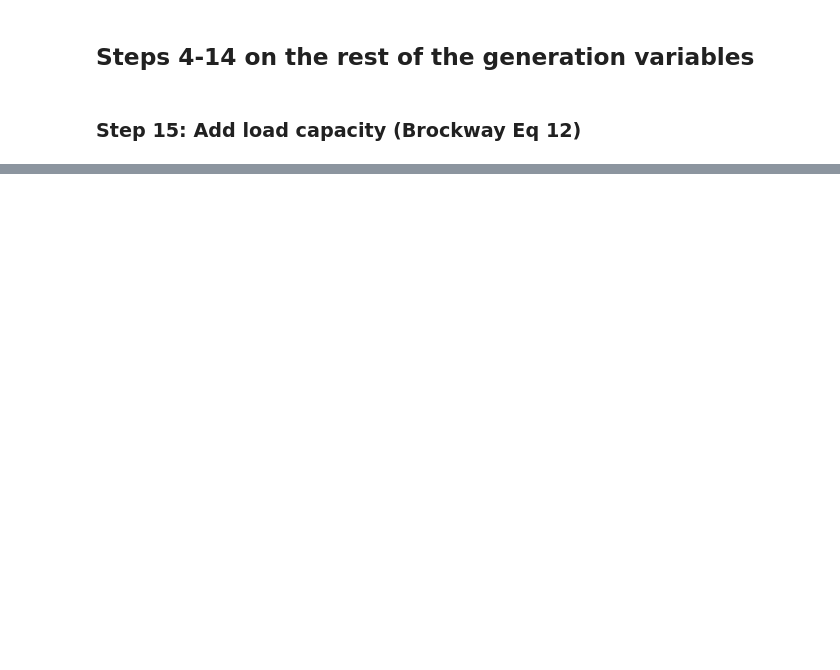
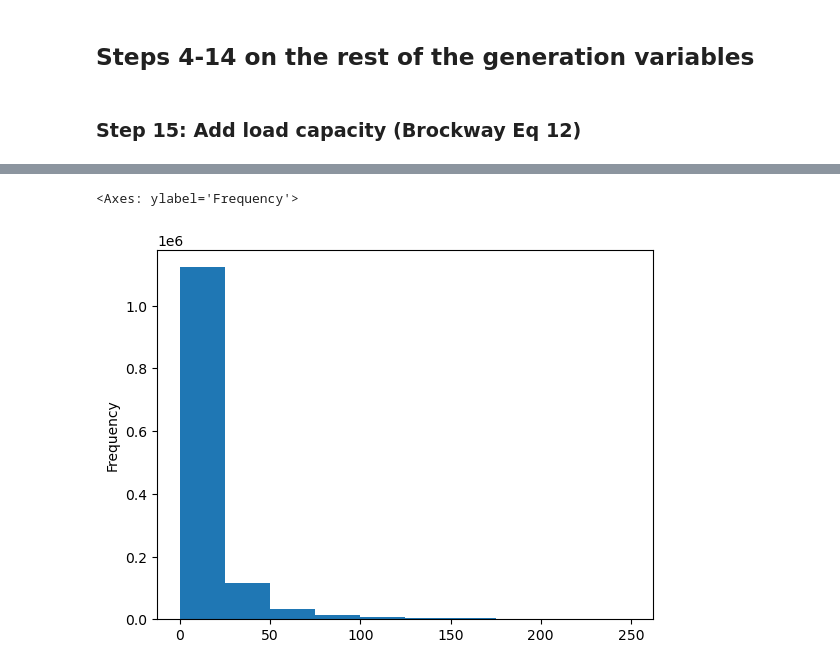
Before and after one commit to sofiiir/hosting-capacity-calculation, a Jupyter notebook: final/pge.ipynb, the cells around one changed output, grey strips where cells are left out. Cells and saved outputs as stored; diff of their text form; code cells hidden in the pictures; blank space fills up the shorter version.

```diff
--- a/final/pge.ipynb
+++ b/final/pge.ipynb
@@ -181,7 +205,7 @@ clipped['percent_length'] = clipped['length_m'] / clipped.groupby('circuit_id')[
 #### Step 6:  Calculate the number of homes connected to each segment
 # %%
 # aggregate number of homes that connect to each segment
-buildings_linked['homes_per_segment'] = buildings_linked.groupby('segment_id')['segment_id'].transform('count')
+buildings_linked['homes_per_segment'] = buildings_linked.groupby('segment_id')['total_units'].transform('sum')
 # %% [markdown]
 #### Step 7:  Calculate the total number of homes connected to the whole circuit
 # %%
@@ -223,13 +247,13 @@ Divide the maximum hosting capacity from anywhere on the given circuit by the  w
 # %%
-buildings_linked['normalized_gen'] = (buildings_linked['max_gen_circuit'] / buildings_linked['weighted_max_gen_circuit_tract']) * buildings_linked['weighted_max_gen_circuit_tract']
+buildings_linked['normalized_gen'] = (buildings_linked['max_gen_circuit'] / buildings_linked.groupby('circuit_id')['weighted_max_gen_circuit_tract'].transform('sum')) * buildings_linked['weighted_max_gen_circuit_tract']
 # %% [markdown]
 #### Step 13:  Adjust the normalized values to the maximum generation (Brockway Eq 10)
 
 For each normalized value for the circuit polygon combos, ensure they are not over the original maximum value for that circuit polygon. Adjust down to the max where necessary.
 # %%
 buildings_linked['normalized_gen_adj'] = np.where(
-    buildings_linked['normalized_gen'] > buildings_linked['max_gen_circuit_tract'],
-    buildings_linked['max_gen_circuit_tract'],
+    buildings_linked['normalized_gen'] > buildings_linked['max_gen_circuit'],
+    buildings_linked['max_gen_circuit'],
     buildings_linked['normalized_gen'])
 # %% [markdown]
 #### Step 14: Calculate the household hosting capacity (Brockway Eq 11)
@@ -255,17 +283,17 @@ for col in ['gencap_pv', 'gencap_opflex', 'gencap_pv_opflex', 'load_cap']:
     # Step 11b: weighted household max hosting capacity per circuit/tract combo
     buildings_linked[f'weighted_max_{col}_circuit_tract'] = (
         buildings_linked['homes_per_tract_circuit'] / buildings_linked['homes_per_circuit']
-    ) * buildings_linked[f'max_{col}_tract_circuit']
+    ) * buildings_linked[f'max_{col}_circuit_tract']
 
     # Step 12: normalize generation capacity
     buildings_linked[f'normalized_{col}'] = (
-        buildings_linked[f'max_{col}_circuit'] / buildings_linked[f'weighted_max_{col}_tract_circuit]
-    ) * buildings_linked[f'weighted_max{col}_circuit_tract']
+        buildings_linked[f'max_{col}_circuit'] / buildings_linked[f'weighted_max_{col}_circuit_tract']
+    ) * buildings_linked[f'weighted_max_{col}_circuit_tract']
 
     # Step 13: adjust normalized values down to circuit/tract max where needed
     buildings_linked[f'normalized_{col}_adj'] = np.where(
-        buildings_linked[f'normalized_{col}'] > buildings_linked[f'max_{col}_tract_circuit'],
-        buildings_linked[f'max_{col}_tract_circuit'],
+        buildings_linked[f'normalized_{col}'] > buildings_linked[f'max_{col}_circuit_tract'],
+        buildings_linked[f'max_{col}_circuit_tract'],
         buildings_linked[f'normalized_{col}'])
 
     # Step 14: individual home hosting capacity in KW
@@ -280,0 +342,5 @@ for col in ['gencap', 'gencap_pv', 'gencap_opflex', 'gencap_pv_opflex']:
+# %%
+buildings_linked[buildings_linked['hh_gencap_opflex'] < 250]['hh_gencap_opflex'].plot(kind = "hist")
+# %% [output]
+<Axes: ylabel='Frequency'>
+[figure, added]
```
Also changed, not shown: parts of 18 cells of this notebook.
